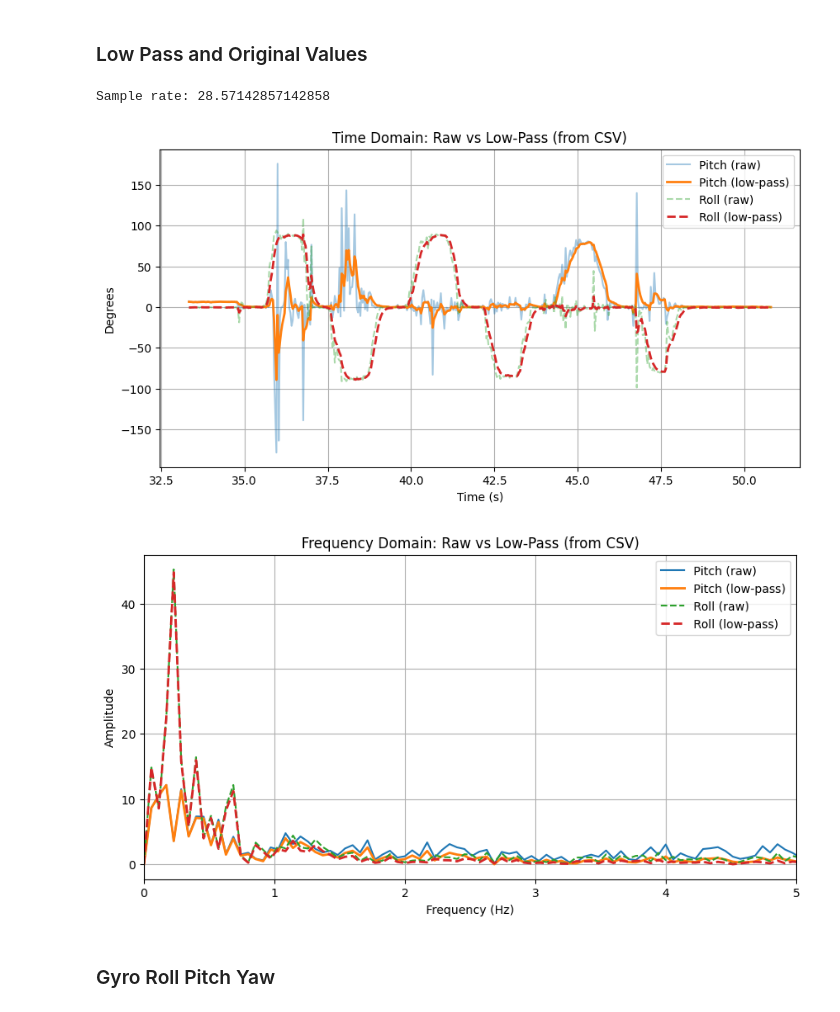
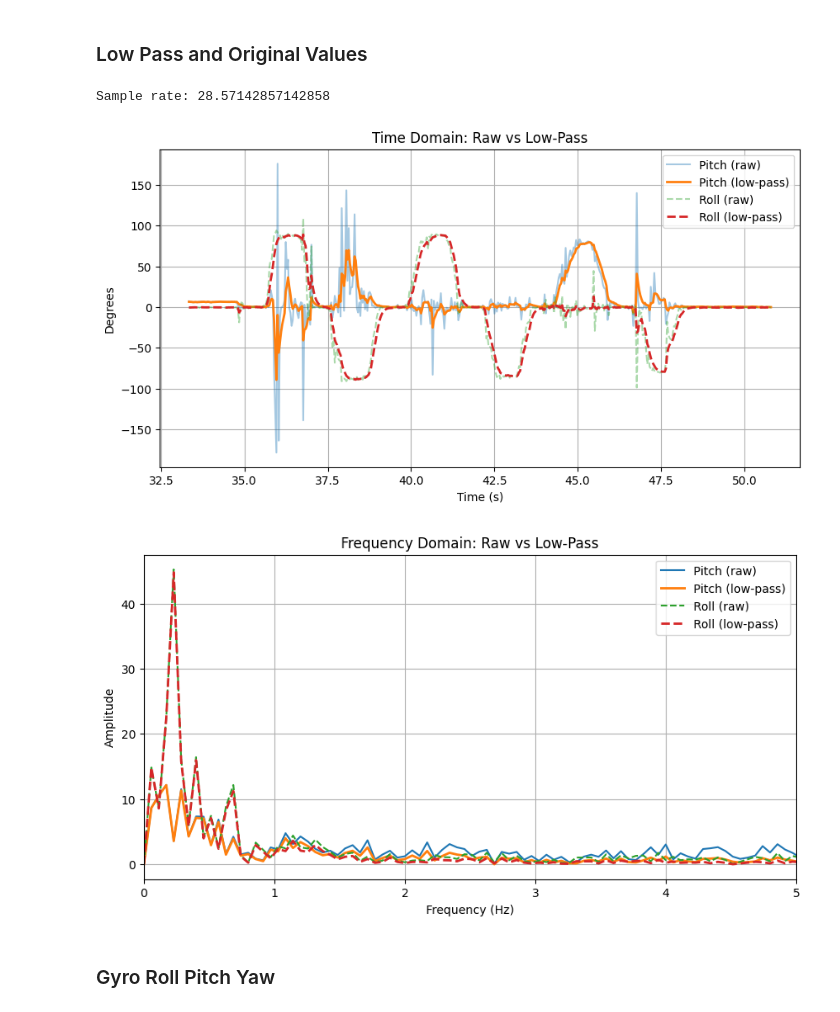
Before and after one commit to leslier7/ece5160-fast-robotics, a Jupyter notebook: jupyter_notebooks/Lab2Python.ipynb, the cells around one changed output. Drawn from its saved outputs; the diff is of its cells as text; code cells hidden in the pictures.

```diff
--- a/jupyter_notebooks/Lab2Python.ipynb
+++ b/jupyter_notebooks/Lab2Python.ipynb
@@ -193,39 +203,39 @@ plt.plot(t, roll_lp, label="Roll (low-pass)", linewidth=2, linestyle="--")
 
 plt.xlabel("Time (s)")
 plt.ylabel("Degrees")
-plt.title("Time Domain: Raw vs Low-Pass (from CSV)")
+plt.title("Time Domain: Raw vs Low-Pass")
 plt.legend()
 plt.grid(True)
 plt.show()
 
 # ======================
 # Frequency-domain plot
 # ======================
 def spectrum(x):
     x0 = x - np.mean(x)
     X = np.fft.rfft(x0)
     return (2 / N) * np.abs(X)
 
 frequency = np.fft.rfftfreq(N, d=1/sample_rate)
 
 plt.figure(figsize=(10, 5))
 plt.plot(frequency, spectrum(pitch), label="Pitch (raw)")
 plt.plot(frequency, spectrum(pitch_lp), label="Pitch (low-pass)", linewidth=2)
 
 plt.plot(frequency, spectrum(roll), label="Roll (raw)", linestyle="--")
 plt.plot(frequency, spectrum(roll_lp), label="Roll (low-pass)", linestyle="--", linewidth=2)
 
 plt.xlim(0, 5)
 plt.xlabel("Frequency (Hz)")
 plt.ylabel("Amplitude")
-plt.title("Frequency Domain: Raw vs Low-Pass (from CSV)")
+plt.title("Frequency Domain: Raw vs Low-Pass")
 plt.legend()
 plt.grid(True)
 plt.show()
 # %% [output]
 Sample rate: 28.57142857142858
-[figure, old version]
+[figure, new version]
-[figure, old version]
+[figure, new version]
 # %% [markdown]
 ### Gyro Roll Pitch Yaw
 # %%
```
Also changed, not shown: parts of 4 cells of this notebook, 14 other files.
